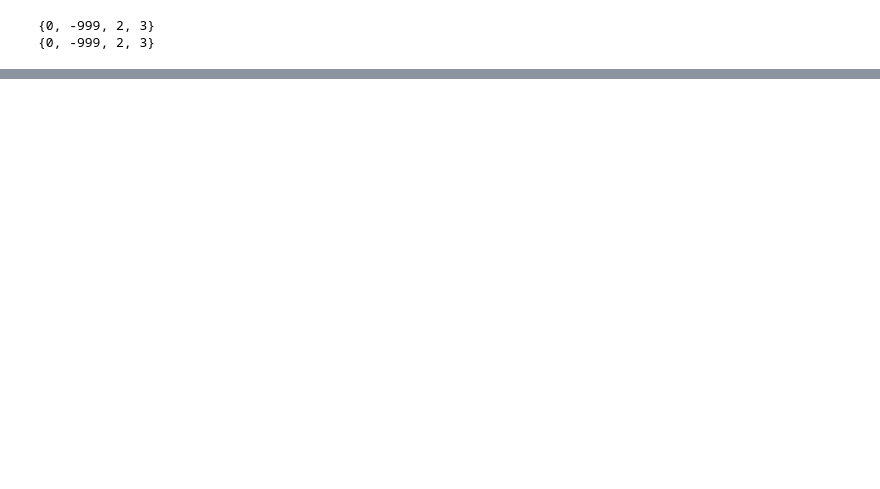
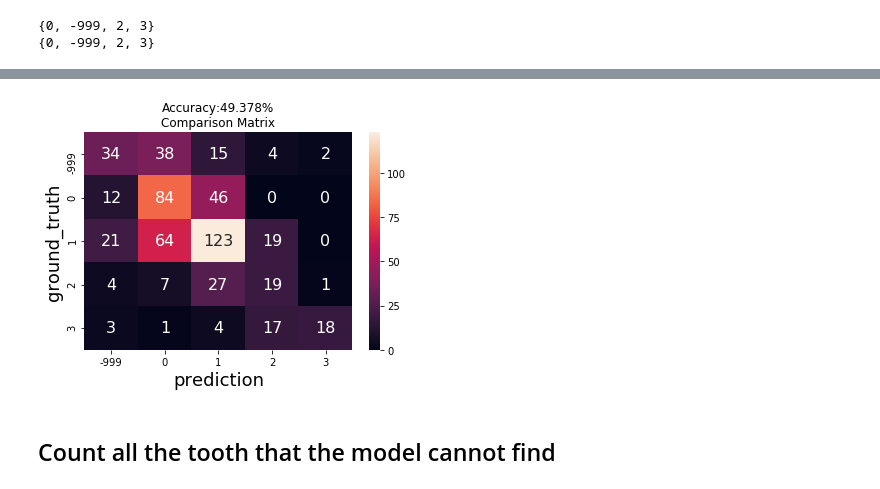
Before and after one commit to Jeff860530/PBL_Detection_Demo, a Jupyter notebook: Comparison_Result.ipynb, the cells around one changed output, grey strips where cells are left out. Cells and saved outputs as stored; diff of their text form; code cells hidden in the pictures; blank space fills up the shorter version.

```diff
--- a/Comparison_Result.ipynb
+++ b/Comparison_Result.ipynb
@@ -493,0 +377,6 @@ plt.subplots_adjust(left=0.125,
+# %%
+plot_confusion_matrix(array_5,raw_5,columns_5,'prediction','ground_truth')
+# %% [output]
+[figure, added]
+# %% [markdown]
+## Count all the tooth that the model cannot find
```
Also changed, not shown: parts of 42 cells of this notebook, 1 other file.
